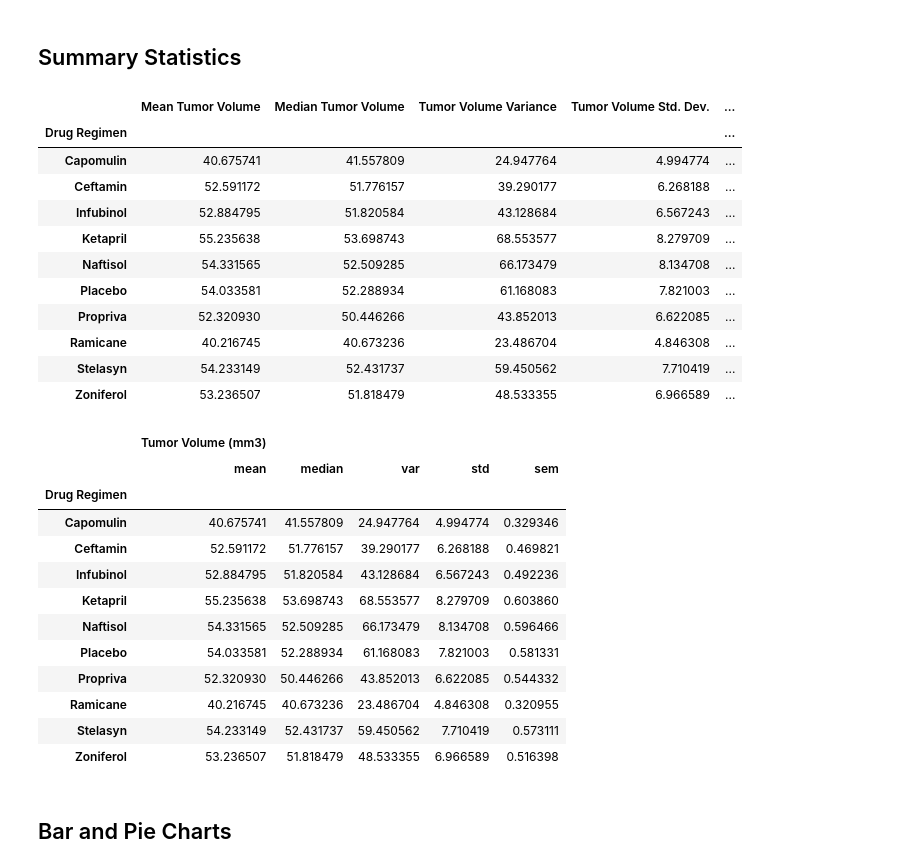
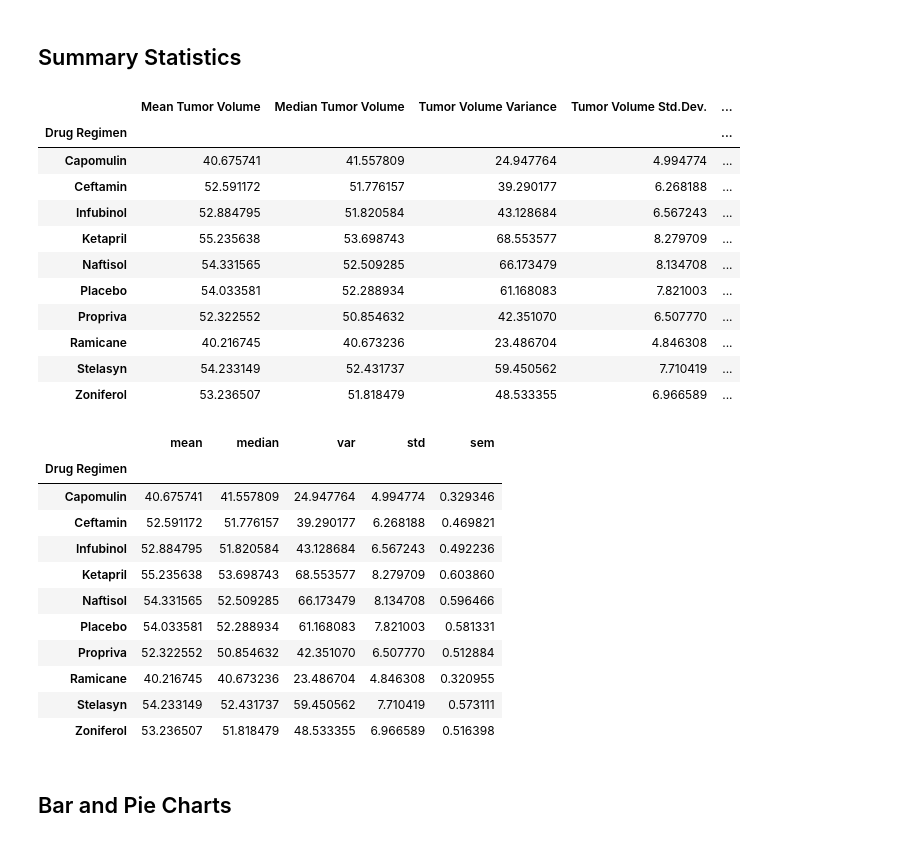
Before and after one commit to a-dhil/matplotlib-challenge, a Jupyter notebook: Pymaceuticals/pymaceuticals_starter.ipynb, the cells around one changed output. Cells and saved outputs as stored; diff of their text form; code cells hidden in the pictures.

```diff
--- a/Pymaceuticals/pymaceuticals_starter.ipynb
+++ b/Pymaceuticals/pymaceuticals_starter.ipynb
@@ -93,8 +94,21 @@ len(clean_study_data_complete["Mouse ID"].unique())
 # Use groupby and summary statistical methods to calculate the following properties of each drug regimen:
 # mean, median, variance, standard deviation, and SEM of the tumor volume.
 # Assemble the resulting series into a single summary DataFrame.
+grouped = clean_study_data_complete.groupby('Drug Regimen')
+mean_data = grouped["Tumor Volume (mm3)"].mean()
+median_data = grouped["Tumor Volume (mm3)"].median()
+varience=grouped["Tumor Volume (mm3)"].var()
+st_dev=grouped["Tumor Volume (mm3)"].std()
+std_error=grouped["Tumor Volume (mm3)"].sem()
+summary_statistics_df=pd.DataFrame({"Mean Tumor Volume":mean_data,
+                                    "Median Tumor Volume":median_data,
+                                    "Tumor Volume Variance":varience,
+                                    "Tumor Volume Std.Dev.": st_dev,
+                                    "Tumor Volume Std.Err.": std_error
+                                    })
+summary_statistics_df
 # %% [output]
-|  | Mean Tumor Volume | Median Tumor Volume | Tumor Volume Variance | Tumor Volume Std. Dev. | ... |
+|  | Mean Tumor Volume | Median Tumor Volume | Tumor Volume Variance | Tumor Volume Std.Dev. | ... |
 | Drug Regimen |  |  |  |  | ... |
 | Capomulin | 40.675741 | 41.557809 | 24.947764 | 4.994774 | ... |
 | Ceftamin | 52.591172 | 51.776157 | 39.290177 | 6.268188 | ... |
@@ -102,17 +116,18 @@ len(clean_study_data_complete["Mouse ID"].unique())
 | Ketapril | 55.235638 | 53.698743 | 68.553577 | 8.279709 | ... |
 | Naftisol | 54.331565 | 52.509285 | 66.173479 | 8.134708 | ... |
 | Placebo | 54.033581 | 52.288934 | 61.168083 | 7.821003 | ... |
-| Propriva | 52.320930 | 50.446266 | 43.852013 | 6.622085 | ... |
+| Propriva | 52.322552 | 50.854632 | 42.351070 | 6.507770 | ... |
 | Ramicane | 40.216745 | 40.673236 | 23.486704 | 4.846308 | ... |
 | Stelasyn | 54.233149 | 52.431737 | 59.450562 | 7.710419 | ... |
 | Zoniferol | 53.236507 | 51.818479 | 48.533355 | 6.966589 | ... |
 # %%
 # A more advanced method to generate a summary statistics table of mean, median, variance, standard deviation,
 # and SEM of the tumor volume for each regimen (only one method is required in the solution)
 
 # Using the aggregation method, produce the same summary statistics in a single line
+summary_statistics_agg_df = clean_study_data_complete.groupby('Drug Regimen')["Tumor Volume (mm3)"].agg(['mean', 'median', 'var', 'std', 'sem'])
+summary_statistics_agg_df
 # %% [output]
-|  | Tumor Volume (mm3) |  |  |  |  |
 |  | mean | median | var | std | sem |
 | Drug Regimen |  |  |  |  |  |
 | Capomulin | 40.675741 | 41.557809 | 24.947764 | 4.994774 | 0.329346 |
@@ -121,7 +136,7 @@ len(clean_study_data_complete["Mouse ID"].unique())
 | Ketapril | 55.235638 | 53.698743 | 68.553577 | 8.279709 | 0.603860 |
 | Naftisol | 54.331565 | 52.509285 | 66.173479 | 8.134708 | 0.596466 |
 | Placebo | 54.033581 | 52.288934 | 61.168083 | 7.821003 | 0.581331 |
-| Propriva | 52.320930 | 50.446266 | 43.852013 | 6.622085 | 0.544332 |
+| Propriva | 52.322552 | 50.854632 | 42.351070 | 6.507770 | 0.512884 |
 | Ramicane | 40.216745 | 40.673236 | 23.486704 | 4.846308 | 0.320955 |
 | Stelasyn | 54.233149 | 52.431737 | 59.450562 | 7.710419 | 0.573111 |
 | Zoniferol | 53.236507 | 51.818479 | 48.533355 | 6.966589 | 0.516398 |
```
Also changed, not shown: parts of 5 cells of this notebook.
